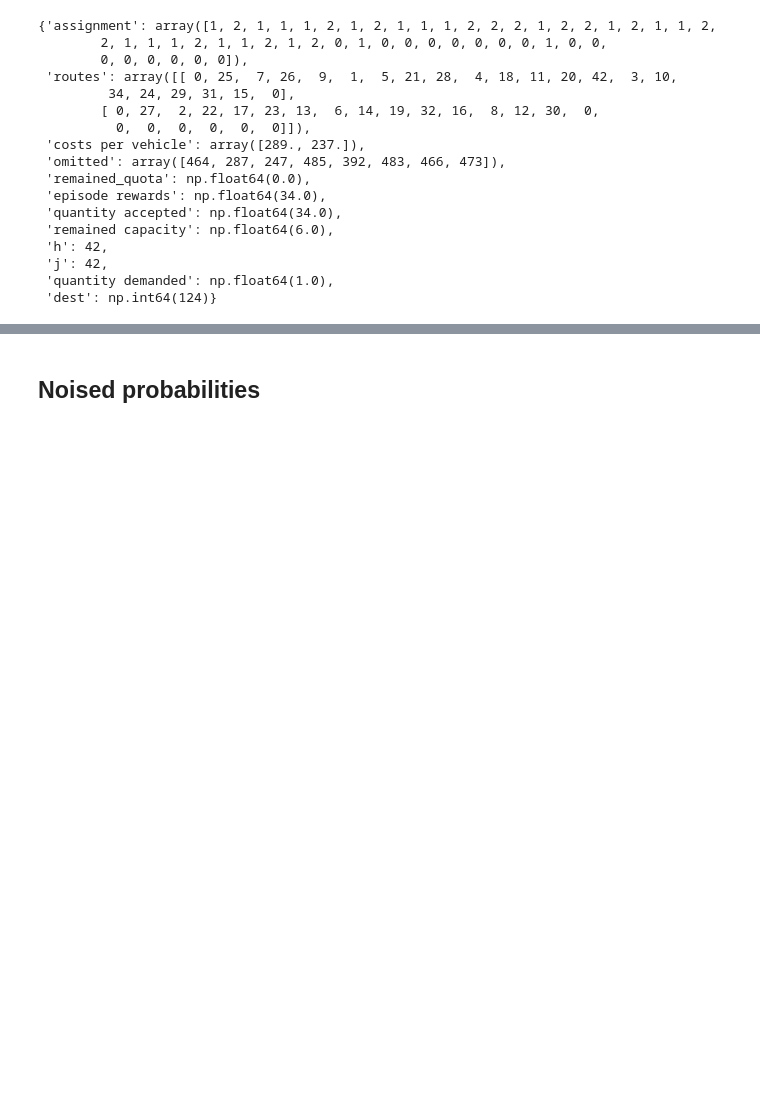
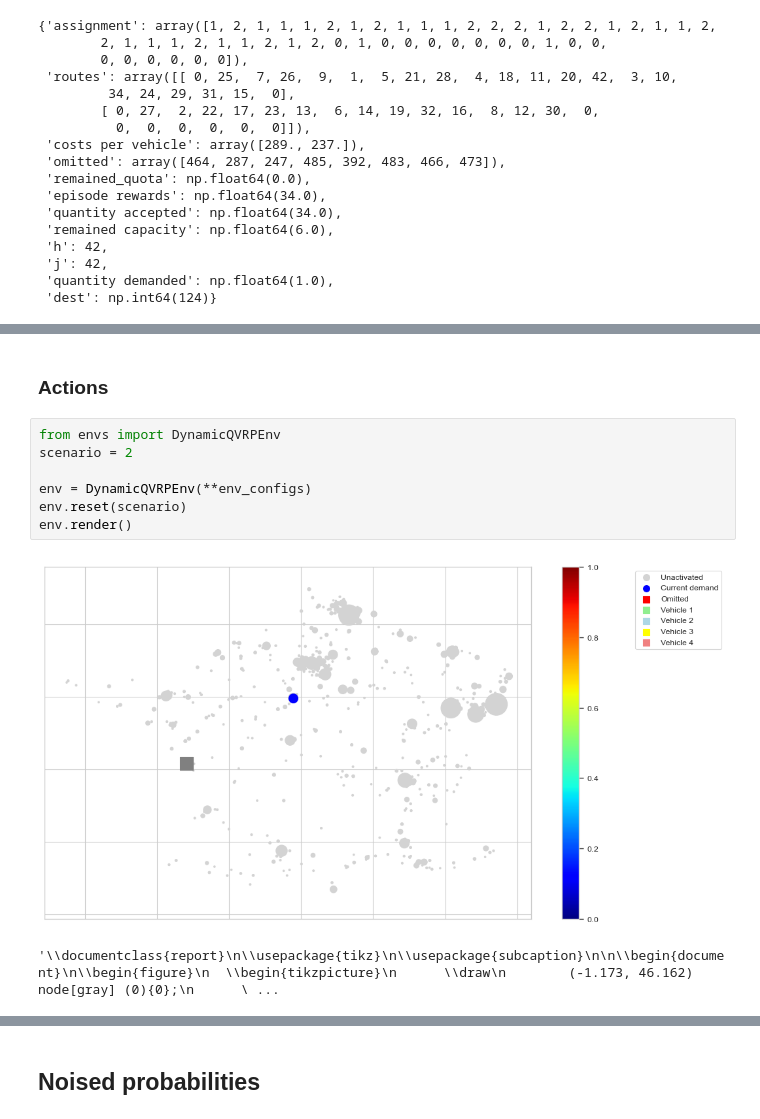
Before and after one commit to Farid-Najar/DynamicQVRP, a Jupyter notebook: results.ipynb, the cells around one changed output, grey strips where cells are left out. Cells and saved outputs as stored; diff of their text form; blank space fills up the shorter version.

```diff
--- a/results.ipynb
+++ b/results.ipynb
@@ -448,0 +541,12 @@ info
+# %% [markdown]
+### Actions
+# %%
+from envs import DynamicQVRPEnv
+scenario = 2
+
+env = DynamicQVRPEnv(**env_configs)
+env.reset(scenario)
+env.render()
+# %% [output]
+[figure, added]
+'\\documentclass{report}\n\\usepackage{tikz}\n\\usepackage{subcaption}\n\n\\begin{document}\n\\begin{figure}\n  \\begin{tikzpicture}\n      \\draw\n        (-1.173, 46.162) node[gray] (0){0};\n      \ ...
```
Also changed, not shown: parts of 13 cells of this notebook, 17 other files.
